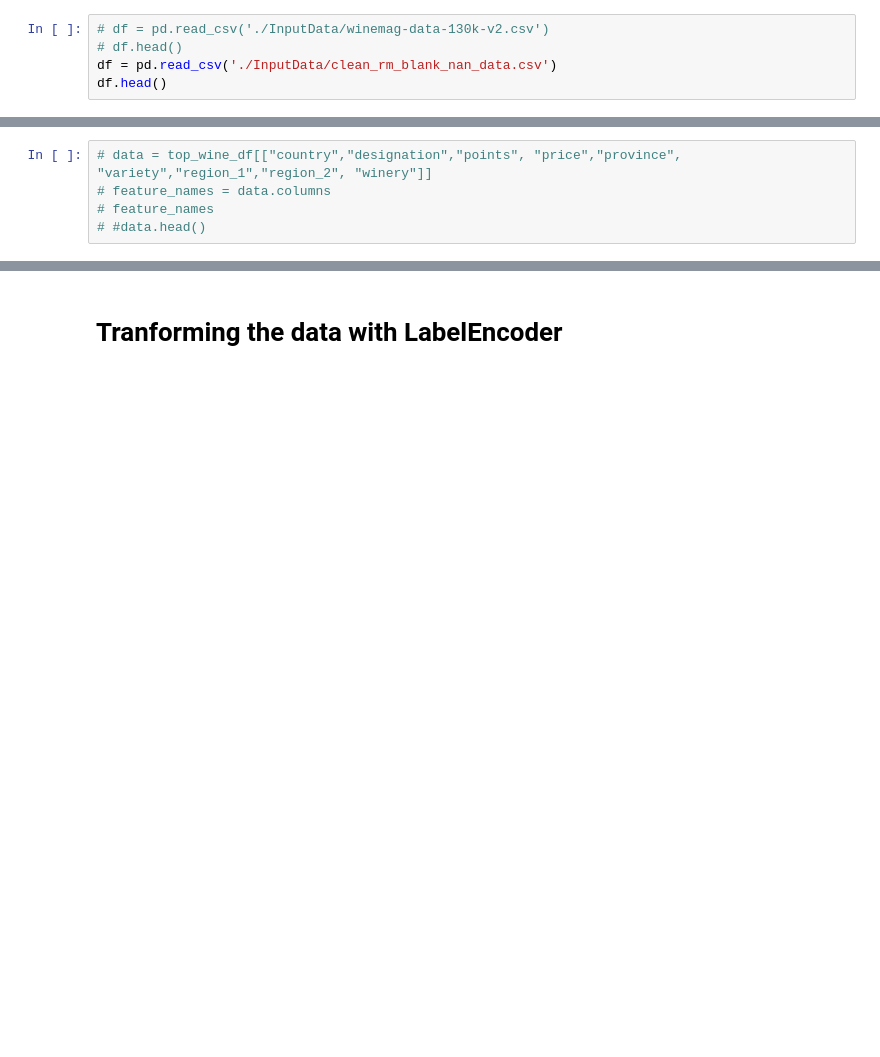
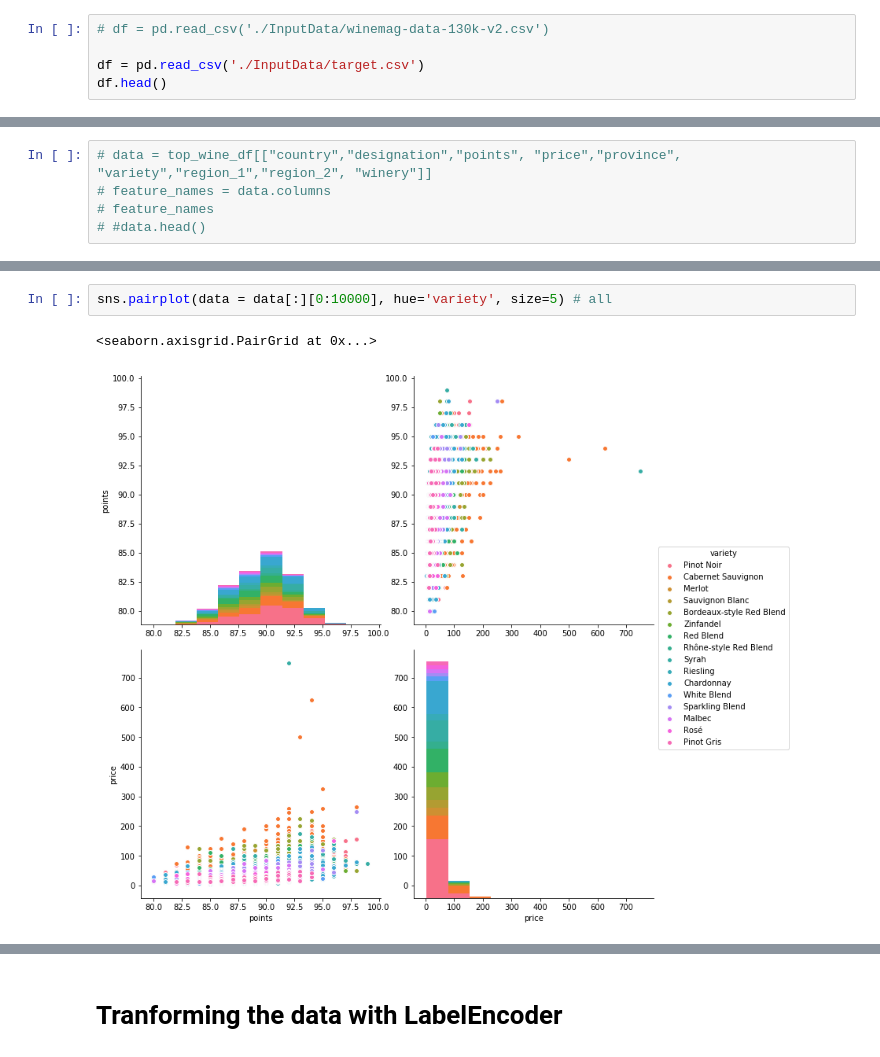
Before and after one commit to sunitharamar/Final_Project_ML-Wine-Varietals, a Jupyter notebook: DecisionTree-&-RandomForest.ipynb, the cells around one changed output, grey strips where cells are left out. Drawn from its saved outputs; the diff is of its cells as text; blank space fills up the shorter version.

```diff
--- a/DecisionTree-&-RandomForest.ipynb
+++ b/DecisionTree-&-RandomForest.ipynb
@@ -16,6 +54,6 @@ from sklearn.tree import DecisionTreeClassifier
 # %%
 # df = pd.read_csv('./InputData/winemag-data-130k-v2.csv')
-# df.head()
-df = pd.read_csv('./InputData/clean_rm_blank_nan_data.csv')
+
+df = pd.read_csv('./InputData/target.csv')
 df.head()
 # %% [output]
@@ -264,0 +316,5 @@ data.head()
+# %%
+sns.pairplot(data = data[:][0:10000], hue='variety', size=5) # all
+# %% [output]
+<seaborn.axisgrid.PairGrid at 0x...>
+[figure, added]
```
Also changed, not shown: parts of 48 cells of this notebook, 13 other files.
